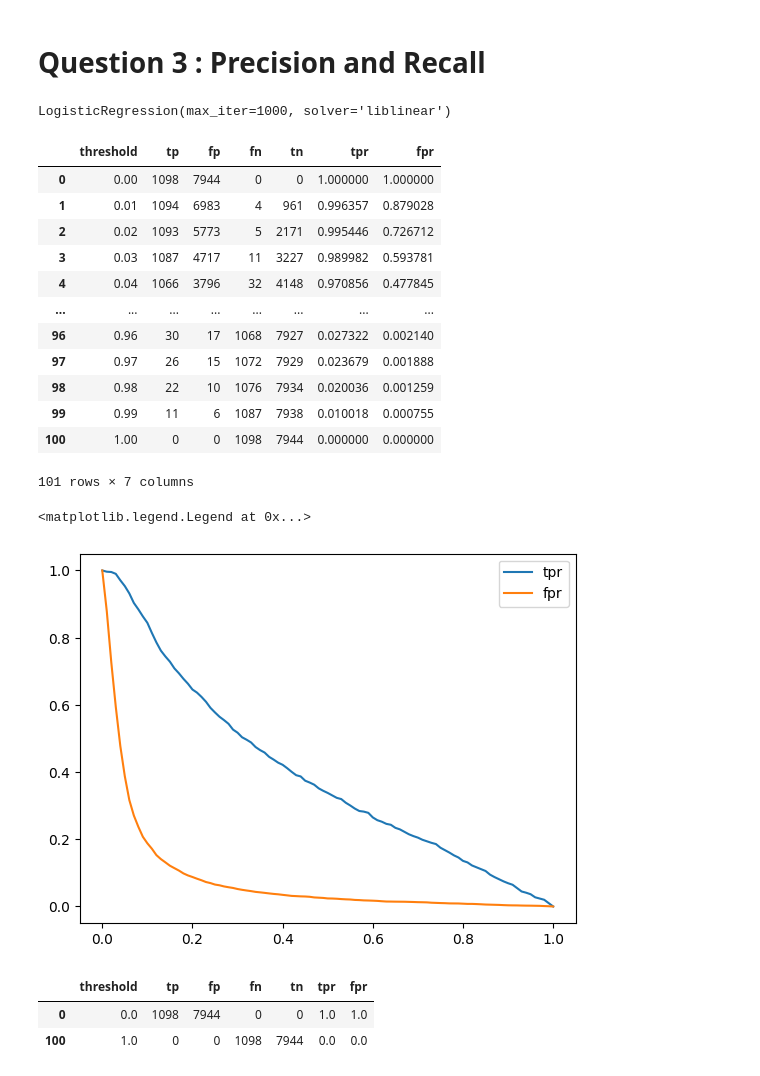
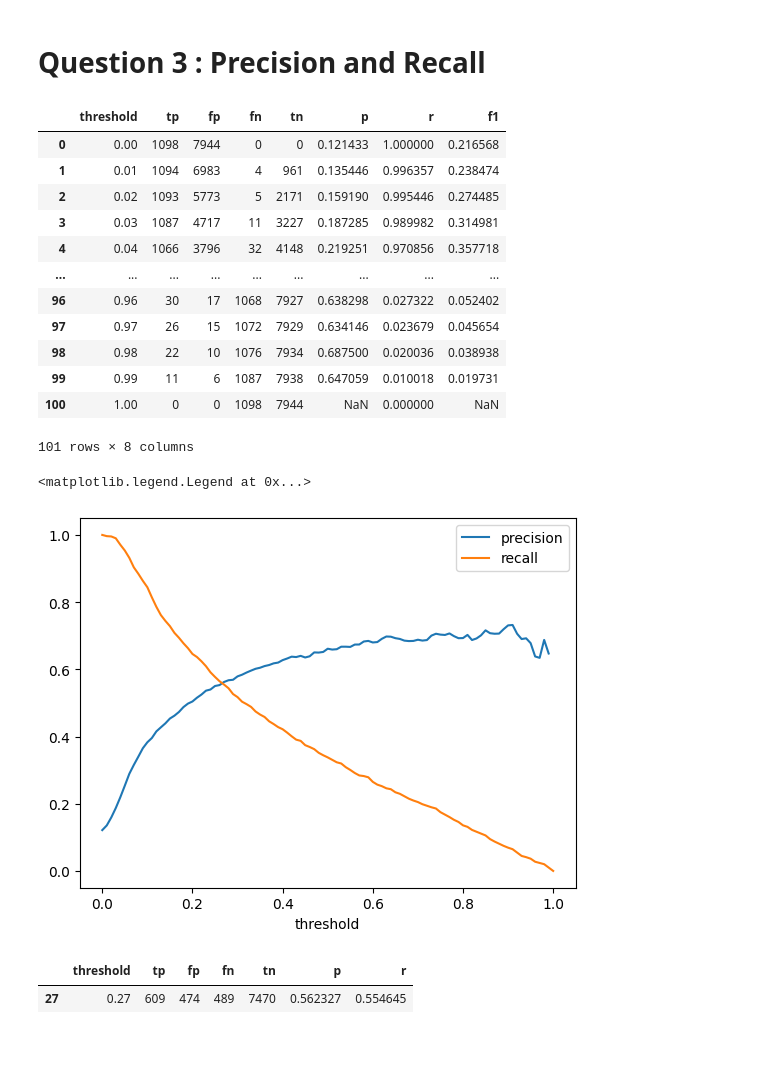
Before and after one commit to lucas-guillet/machine-learning-zoomcamp-homework, a Jupyter notebook: 04-evaluation/homework_4.ipynb, the cells around one changed output. Drawn from its saved outputs; the diff is of its cells as text; code cells hidden in the pictures; blank space fills up the shorter version.

```diff
--- a/04-evaluation/homework_4.ipynb
+++ b/04-evaluation/homework_4.ipynb
@@ -178,21 +178,6 @@ array([0.0287949 , 0.02264852, 0.02128679, 0.01481543, 0.02706556,
        0.02358224, 0.02046184, 0.02076523, 0.64561695, 0.06137304])
 # %% [markdown]
 # Question 3 : Precision and Recall
-# %%
-dv = DictVectorizer(sparse=False)
-
-train_dict = df_train.to_dict(orient = 'records')
-X_train = dv.fit_transform(train_dict)
-
-model = LogisticRegression(solver='liblinear', C=1.0, max_iter=1000)
-model.fit(X_train, y_train)
-# %% [output]
-LogisticRegression(max_iter=1000, solver='liblinear')
-# %%
-val_dict = df_val.to_dict(orient='records')
-X_val = dv.transform(val_dict)
-
-y_pred = model.predict_proba(X_val)[:, 1]
 # %%
 scores = []
 
@@ -217,34 +202,35 @@ for t in thresholds :
 columns = ['threshold', 'tp', 'fp', 'fn', 'tn']
 df_scores = pd.DataFrame(scores, columns=columns)
 
-df_scores['tpr'] = df_scores.tp / (df_scores.tp + df_scores.fn)
-df_scores['fpr'] = df_scores.fp / (df_scores.fp + df_scores.tn)
+df_scores['p'] = df_scores.tp / (df_scores.tp + df_scores.fp)
+df_scores['r'] = df_scores.tp / (df_scores.tp + df_scores.fn)
+df_scores['f1'] = 2 * df_scores.p * df_scores.r / (df_scores.p + df_scores.r)
 
 df_scores
 # %% [output]
-|  | threshold | tp | fp | fn | tn | tpr | fpr |
-| 0 | 0.00 | 1098 | 7944 | 0 | 0 | 1.000000 | 1.000000 |
-| 1 | 0.01 | 1094 | 6983 | 4 | 961 | 0.996357 | 0.879028 |
-| 2 | 0.02 | 1093 | 5773 | 5 | 2171 | 0.995446 | 0.726712 |
-| 3 | 0.03 | 1087 | 4717 | 11 | 3227 | 0.989982 | 0.593781 |
-| 4 | 0.04 | 1066 | 3796 | 32 | 4148 | 0.970856 | 0.477845 |
-| ... | ... | ... | ... | ... | ... | ... | ... |
-| 96 | 0.96 | 30 | 17 | 1068 | 7927 | 0.027322 | 0.002140 |
-| 97 | 0.97 | 26 | 15 | 1072 | 7929 | 0.023679 | 0.001888 |
-| 98 | 0.98 | 22 | 10 | 1076 | 7934 | 0.020036 | 0.001259 |
-| 99 | 0.99 | 11 | 6 | 1087 | 7938 | 0.010018 | 0.000755 |
-| 100 | 1.00 | 0 | 0 | 1098 | 7944 | 0.000000 | 0.000000 |
+|  | threshold | tp | fp | fn | tn | p | r | f1 |
+| 0 | 0.00 | 1098 | 7944 | 0 | 0 | 0.121433 | 1.000000 | 0.216568 |
+| 1 | 0.01 | 1094 | 6983 | 4 | 961 | 0.135446 | 0.996357 | 0.238474 |
+| 2 | 0.02 | 1093 | 5773 | 5 | 2171 | 0.159190 | 0.995446 | 0.274485 |
+| 3 | 0.03 | 1087 | 4717 | 11 | 3227 | 0.187285 | 0.989982 | 0.314981 |
+| 4 | 0.04 | 1066 | 3796 | 32 | 4148 | 0.219251 | 0.970856 | 0.357718 |
+| ... | ... | ... | ... | ... | ... | ... | ... | ... |
+| 96 | 0.96 | 30 | 17 | 1068 | 7927 | 0.638298 | 0.027322 | 0.052402 |
+| 97 | 0.97 | 26 | 15 | 1072 | 7929 | 0.634146 | 0.023679 | 0.045654 |
+| 98 | 0.98 | 22 | 10 | 1076 | 7934 | 0.687500 | 0.020036 | 0.038938 |
+| 99 | 0.99 | 11 | 6 | 1087 | 7938 | 0.647059 | 0.010018 | 0.019731 |
+| 100 | 1.00 | 0 | 0 | 1098 | 7944 | NaN | 0.000000 | NaN |
-101 rows × 7 columns
+101 rows × 8 columns
 # %%
-plt.plot(df_scores.threshold, df_scores['tpr'], label = 'tpr')
-plt.plot(df_scores.threshold, df_scores['fpr'], label = 'fpr')
+plt.plot(df_scores.threshold, df_scores['p'], label = 'precision')
+plt.plot(df_scores.threshold, df_scores['r'], label = 'recall')
+plt.xlabel('threshold')
 plt.legend()
 # %% [output]
 <matplotlib.legend.Legend at 0x...>
-[figure, old version]
+[figure, new version]
 # %%
-df_scores[df_scores.tpr == df_scores.tpr]
+df_scores[(df_scores['p'] - df_scores['r']).abs() < 0.01]
 # %% [output]
-|  | threshold | tp | fp | fn | tn | tpr | fpr |
-| 0 | 0.0 | 1098 | 7944 | 0 | 0 | 1.0 | 1.0 |
-| 100 | 1.0 | 0 | 0 | 1098 | 7944 | 0.0 | 0.0 |
+|  | threshold | tp | fp | fn | tn | p | r |
+| 27 | 0.27 | 609 | 474 | 489 | 7470 | 0.562327 | 0.554645 |
```
Also changed, not shown: parts of 3 cells of this notebook.
